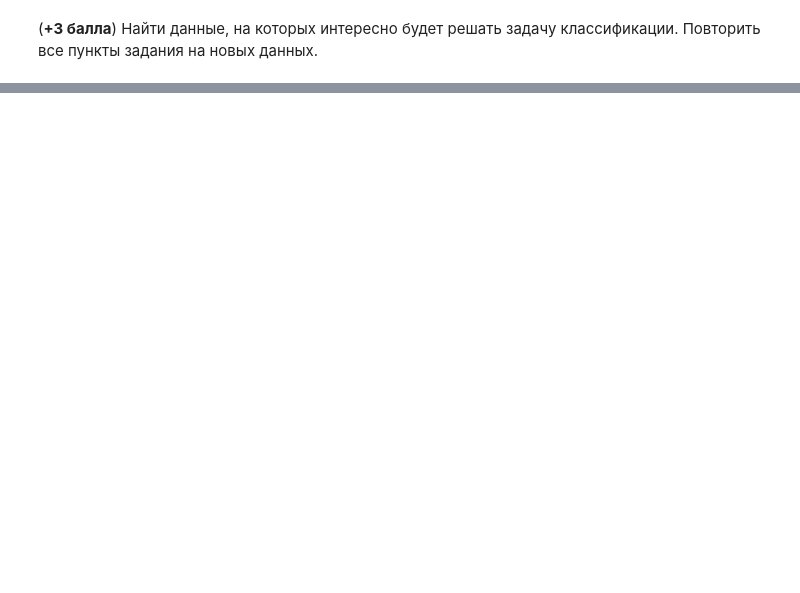
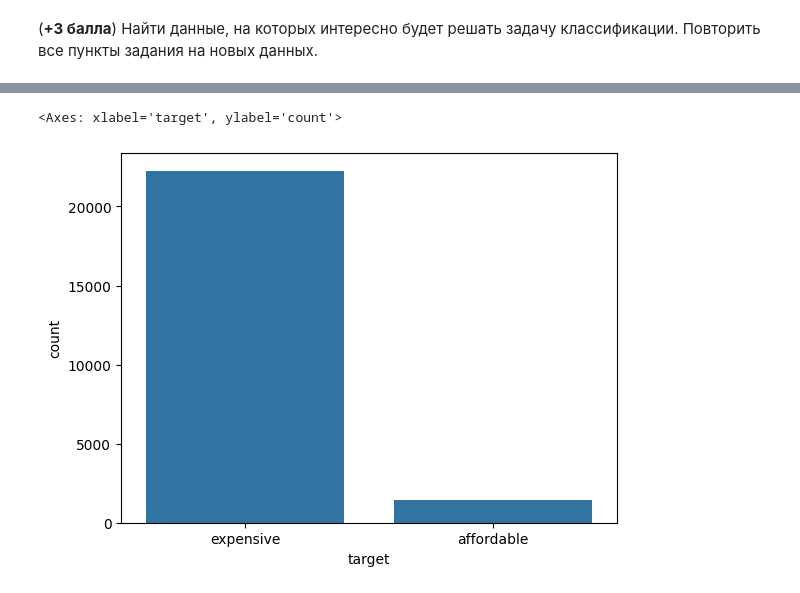
Before and after one commit to sabahoth01/Machine-learning-tasks, a Jupyter notebook: task3.ipynb, the cells around one changed output, grey strips where cells are left out. Saved outputs shown, nothing was run; the diff lists cells and outputs as text; code cells hidden in the pictures; blank space fills up the shorter version.

```diff
--- a/task3.ipynb
+++ b/task3.ipynb
@@ -1013,0 +508,3 @@ plt.show()
+# %%
+cleaned_data = pd.read_csv(r"data\spb\cleaned_data.csv", encoding='utf-8')
+cleaned_data.head()
@@ -1013,0 +561,15 @@ plt.show()
+# %%
+mean_price = cleaned_data['last_price'].mean()
+mean_rooms = cleaned_data['rooms'].mean()
+mean_city_center = cleaned_data['cityCenters_nearest'].mean()
+mean_total_area = cleaned_data['total_area'].mean()
+# %%
+def new_property(row):
+    if row['last_price'] <= mean_price and row['rooms'] >= mean_rooms and row['cityCenters_nearest'] <= mean_city_center and row['total_area'] >= mean_total_area:
+        return 'affordable'
+    else:
+        return 'expensive'
+# %%
+cleaned_data['target'] = cleaned_data.apply(new_property, axis=1)
+cleaned_data.drop('locality_name', axis=1)
+cleaned_data.head()
@@ -1013,0 +593,5 @@ plt.show()
+# %%
+sns.countplot(x="target", data=cleaned_data)
+# %% [output]
+<Axes: xlabel='target', ylabel='count'>
+[figure, added]
```
Also changed, not shown: parts of 56 cells of this notebook.
